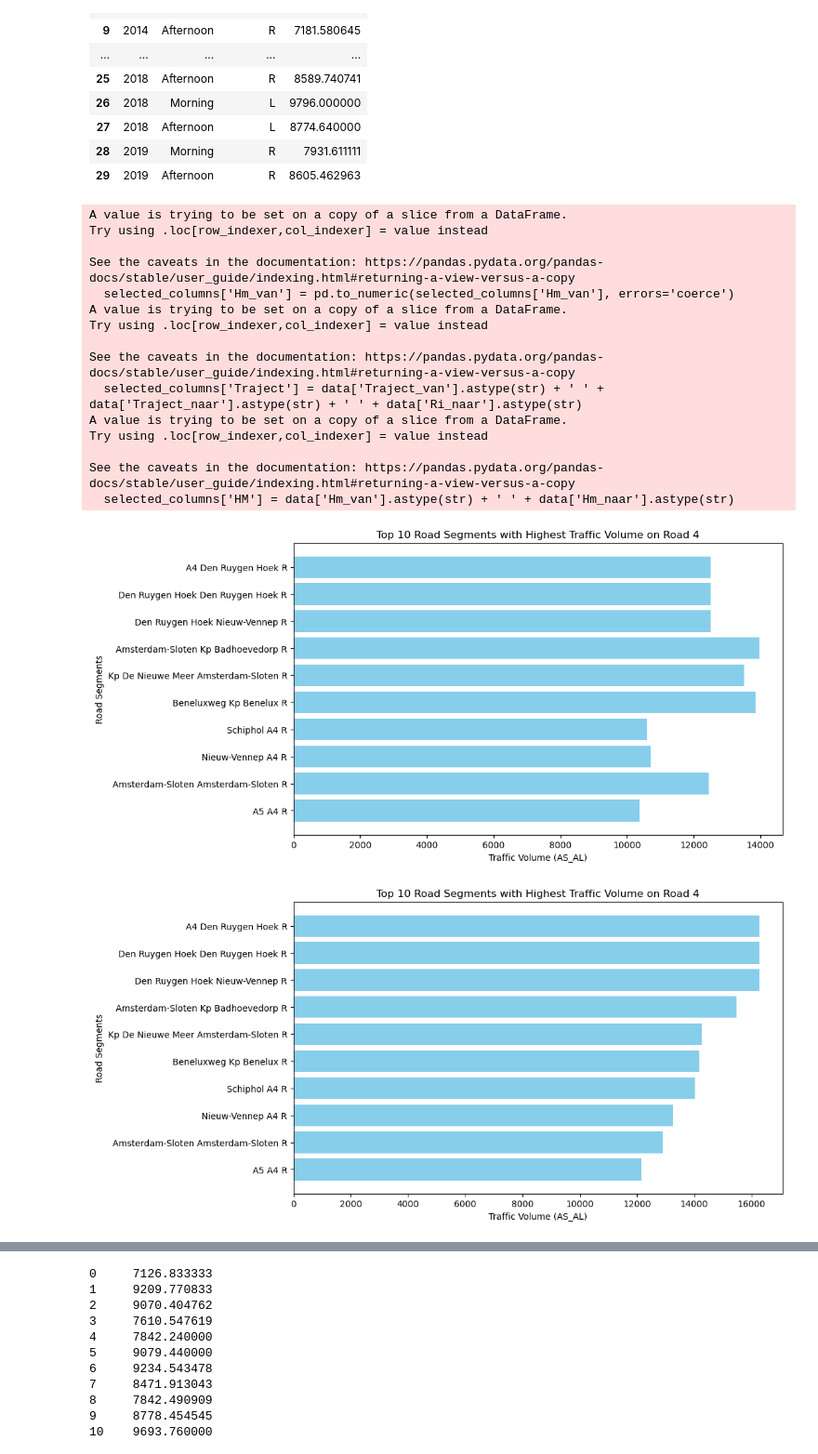
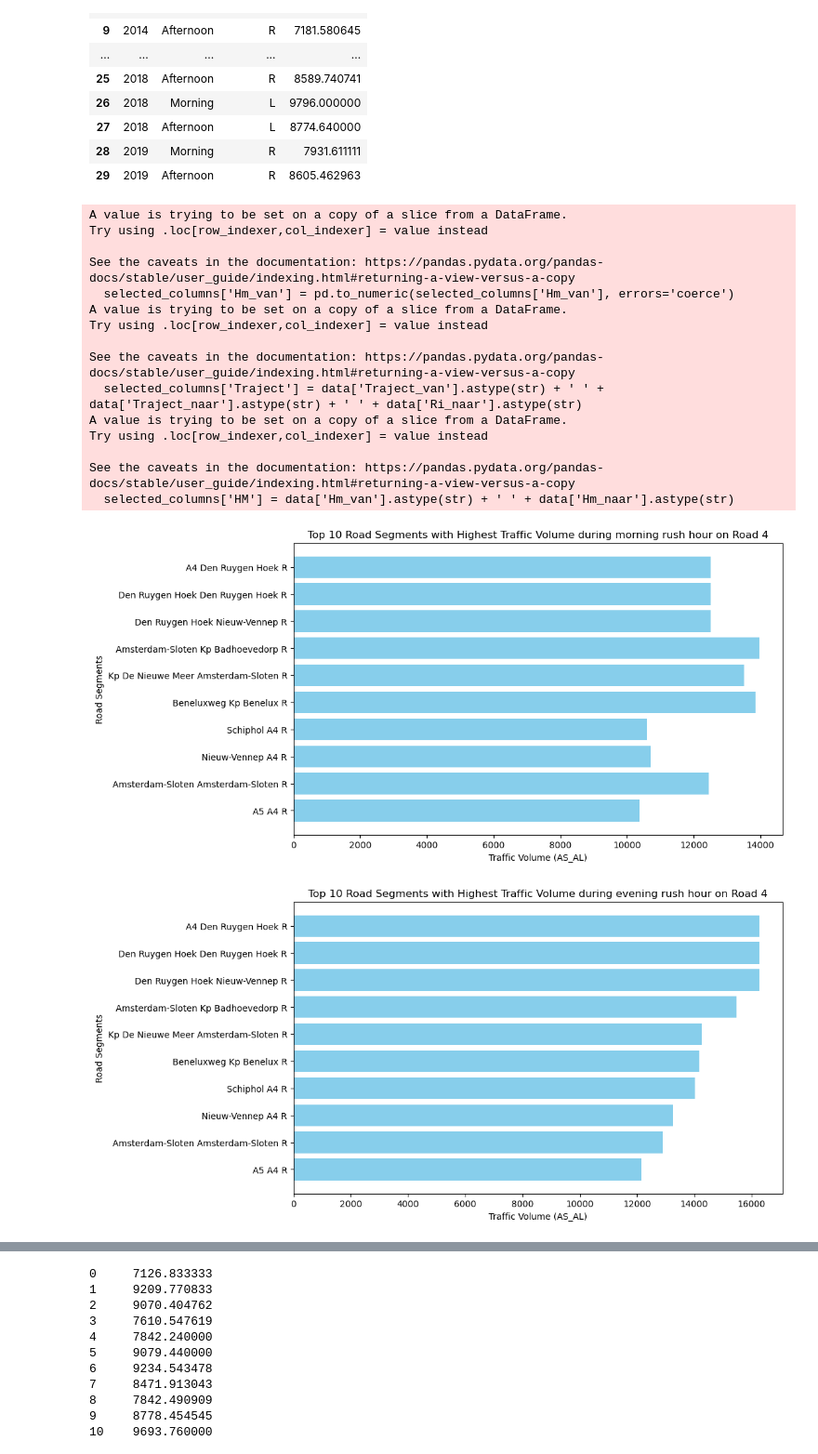
Before and after one commit to Liselotvansteekelenburg/TIL6010-LabAssignments, a Jupyter notebook: Data_Bart.ipynb, the cells around one changed output, grey strips where cells are left out. Shown at 93% size. Cells and saved outputs as stored; diff of their text form; code cells hidden in the pictures.

```diff
--- a/Data_Bart.ipynb
+++ b/Data_Bart.ipynb
@@ -24,10 +24,9 @@ data.head(30)
 | 28 | 2019 | Morning | R | 7931.611111 |
 | 29 | 2019 | Afternoon | R | 8605.462963 |
 # %%
-# data importeren
 data = pd.read_excel('datasets_spitsuren_wegvakken/INWEVA_2019_spits.xlsx')
 
-selected_columns = data[['VIAS-baannr', 'Wegnr_van','Wegnr_naar','Hm_van','Hm_naar','Traject_van', 'Traject_naar', 'etmaal_AL', 'OS_AL',
+selected_columns = data[[ 'Wegnr_van','Wegnr_naar','Hm_van','Hm_naar','Traject_van', 'Traject_naar', 'etmaal_AL', 'OS_AL',
                           'AS_AL','Ri_naar' , 'Baantype_naar', 'Baantype_van']]
 selected_columns['Hm_van'] = pd.to_numeric(selected_columns['Hm_van'], errors='coerce')
 
@@ -39,41 +38,40 @@ df_road_4 = selected_columns[ (selected_columns['Wegnr_van'] == 4) & (selected_c
 df_road_4_sorted = df_road_4.sort_values(by='AS_AL', ascending=False)
 
 
-#df_road_4_sorted = df_road_4.sort_values(by='Hm_van', ascending=True)
 
 df_road_4_sorted.head(20)
 
 plt.figure(figsize=(10,6))
 plt.barh(df_road_4_sorted['Traject'].head(10), df_road_4_sorted['OS_AL'].head(10), color='skyblue')
 plt.xlabel('Traffic Volume (AS_AL)')
 plt.ylabel('Road Segments')
-plt.title('Top 10 Road Segments with Highest Traffic Volume on Road 4')
+plt.title('Top 10 Road Segments with Highest Traffic Volume during morning rush hour on Road 4')
 plt.gca().invert_yaxis()
 plt.show()
 
 plt.figure(figsize=(10,6))
 plt.barh(df_road_4_sorted['Traject'].head(10), df_road_4_sorted['AS_AL'].head(10), color='skyblue')
 plt.xlabel('Traffic Volume (AS_AL)')
 plt.ylabel('Road Segments')
-plt.title('Top 10 Road Segments with Highest Traffic Volume on Road 4')
+plt.title('Top 10 Road Segments with Highest Traffic Volume during evening rush hour on Road 4')
 plt.gca().invert_yaxis()
 plt.show()
 df_road_4_sorted.head(10)
 # %% [output]
 A value is trying to be set on a copy of a slice from a DataFrame.
 Try using .loc[row_indexer,col_indexer] = value instead
 
 See the caveats in the documentation: https://pandas.pydata.org/pandas-docs/stable/user_guide/indexing.html#returning-a-view-versus-a-copy
   selected_columns['Hm_van'] = pd.to_numeric(selected_columns['Hm_van'], errors='coerce')
 A value is trying to be set on a copy of a slice from a DataFrame.
 Try using .loc[row_indexer,col_indexer] = value instead
 
 See the caveats in the documentation: https://pandas.pydata.org/pandas-docs/stable/user_guide/indexing.html#returning-a-view-versus-a-copy
   selected_columns['Traject'] = data['Traject_van'].astype(str) + ' ' + data['Traject_naar'].astype(str) + ' ' + data['Ri_naar'].astype(str)
 A value is trying to be set on a copy of a slice from a DataFrame.
 Try using .loc[row_indexer,col_indexer] = value instead
 
 See the caveats in the documentation: https://pandas.pydata.org/pandas-docs/stable/user_guide/indexing.html#returning-a-view-versus-a-copy
   selected_columns['HM'] = data['Hm_van'].astype(str) + ' ' + data['Hm_naar'].astype(str)
-[figure, old version]
+[figure, new version]
-[figure, old version]
+[figure, new version]
```
Also changed, not shown: parts of 5 cells of this notebook, 1 other file.
